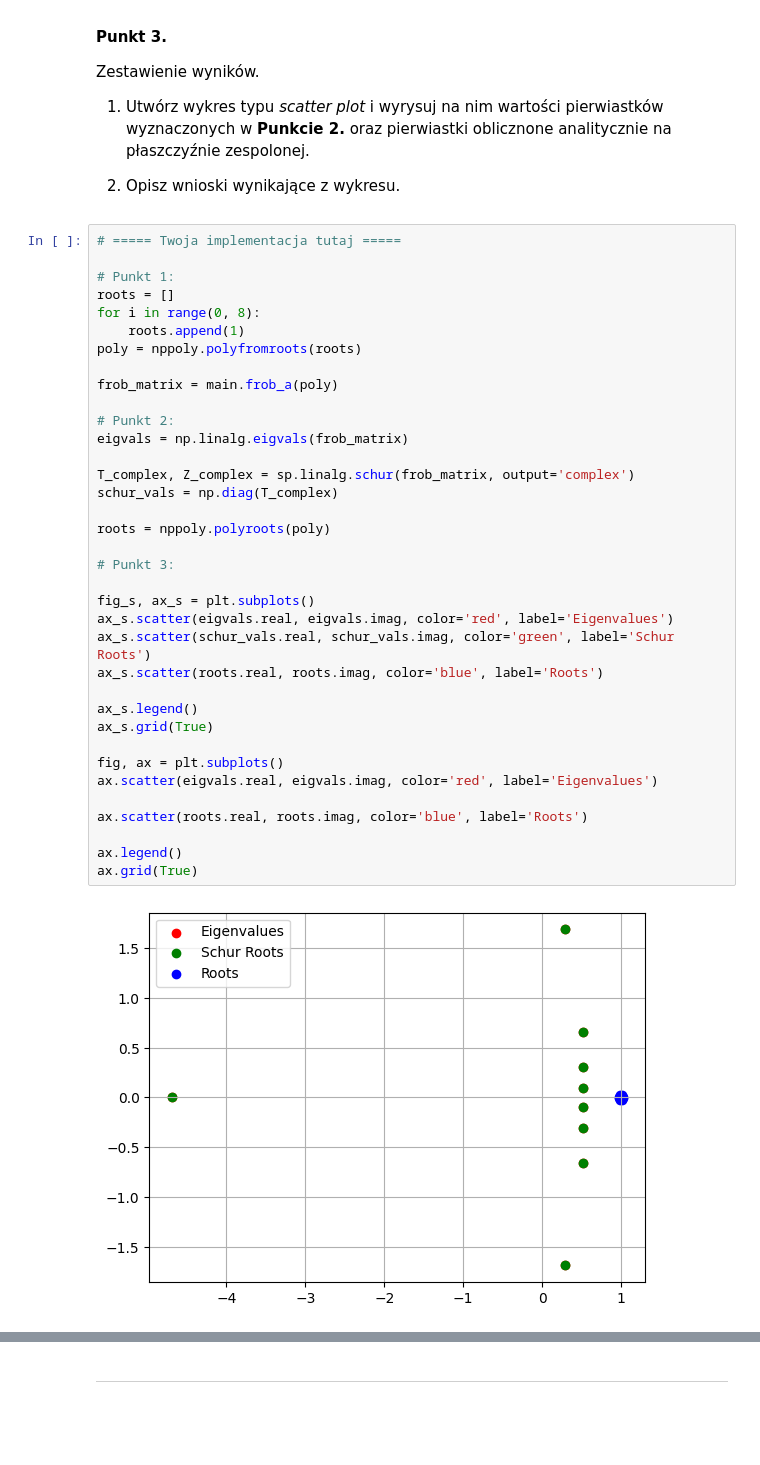
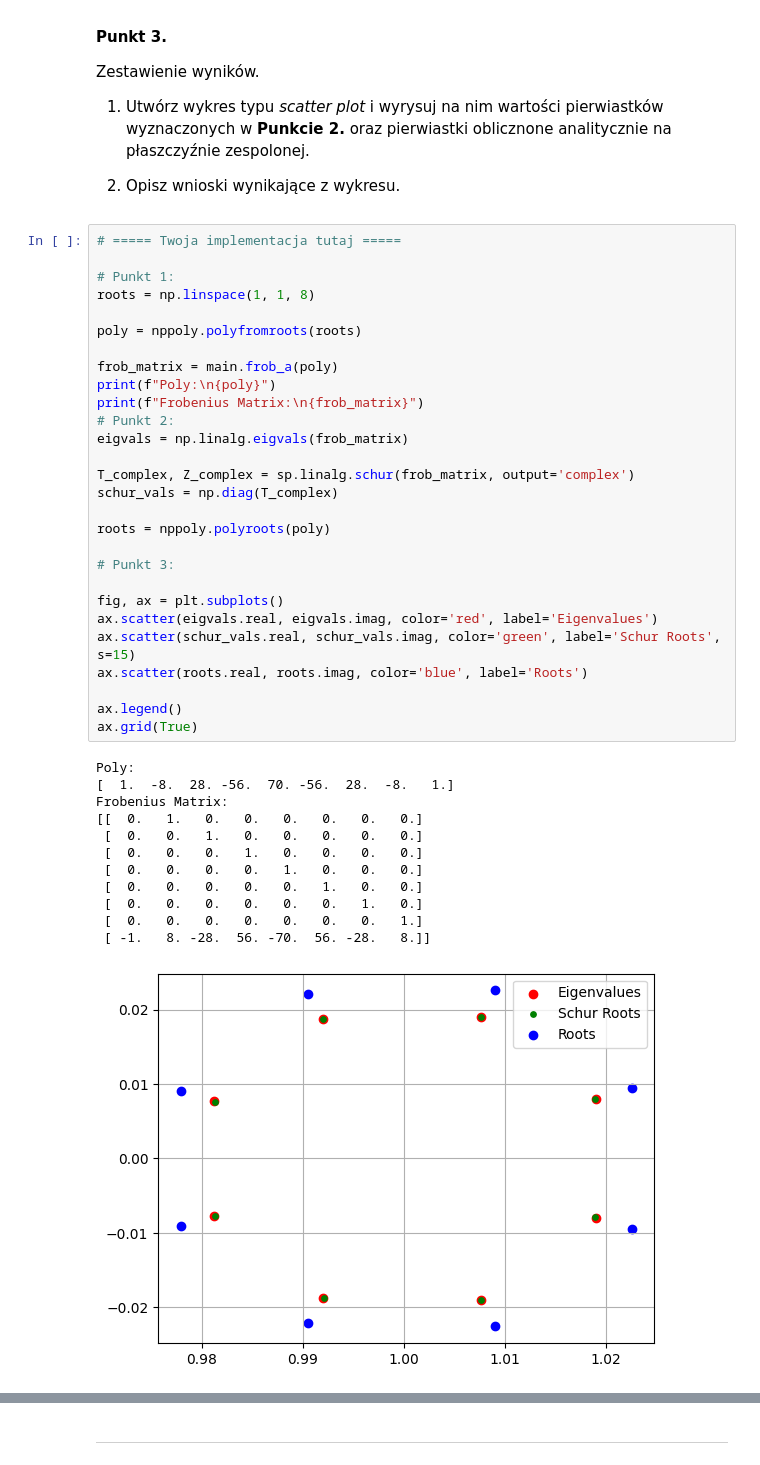
Before and after one commit to MN-KJ-2025/lab-7-pierwiastki-JasinskiKacper, a Jupyter notebook: sprawozdanie.ipynb, the cells around one changed output, grey strips where cells are left out. Cells and saved outputs as stored; diff of their text form; blank space fills up the shorter version.

```diff
--- a/sprawozdanie.ipynb
+++ b/sprawozdanie.ipynb
@@ -188,38 +195,41 @@ Zestawienie wyników.
 # %%
 # ===== Twoja implementacja tutaj =====
 
 # Punkt 1:
-roots = []
-for i in range(0, 8):
-    roots.append(1)
+roots = np.linspace(1, 1, 8)
+
 poly = nppoly.polyfromroots(roots)
 
 frob_matrix = main.frob_a(poly)
-
+print(f"Poly:\n{poly}")
+print(f"Frobenius Matrix:\n{frob_matrix}")
 # Punkt 2:
 eigvals = np.linalg.eigvals(frob_matrix)
 
 T_complex, Z_complex = sp.linalg.schur(frob_matrix, output='complex')
 schur_vals = np.diag(T_complex)
 
 roots = nppoly.polyroots(poly)
 
 # Punkt 3:
 
-fig_s, ax_s = plt.subplots()
-ax_s.scatter(eigvals.real, eigvals.imag, color='red', label='Eigenvalues')
-ax_s.scatter(schur_vals.real, schur_vals.imag, color='green', label='Schur Roots')
-ax_s.scatter(roots.real, roots.imag, color='blue', label='Roots')
-
-ax_s.legend()
-ax_s.grid(True)
-
 fig, ax = plt.subplots()
 ax.scatter(eigvals.real, eigvals.imag, color='red', label='Eigenvalues')
-
+ax.scatter(schur_vals.real, schur_vals.imag, color='green', label='Schur Roots', s=15)
 ax.scatter(roots.real, roots.imag, color='blue', label='Roots')
 
 ax.legend()
 ax.grid(True)
 # %% [output]
+Poly:
+[  1.  -8.  28. -56.  70. -56.  28.  -8.   1.]
+Frobenius Matrix:
+[[  0.   1.   0.   0.   0.   0.   0.   0.]
+ [  0.   0.   1.   0.   0.   0.   0.   0.]
+ [  0.   0.   0.   1.   0.   0.   0.   0.]
+ [  0.   0.   0.   0.   1.   0.   0.   0.]
+ [  0.   0.   0.   0.   0.   1.   0.   0.]
+ [  0.   0.   0.   0.   0.   0.   1.   0.]
+ [  0.   0.   0.   0.   0.   0.   0.   1.]
+ [ -1.   8. -28.  56. -70.  56. -28.   8.]]
-[figure, old version]
+[figure, new version]
```
Also changed, not shown: parts of 8 cells of this notebook, 1 other file.
